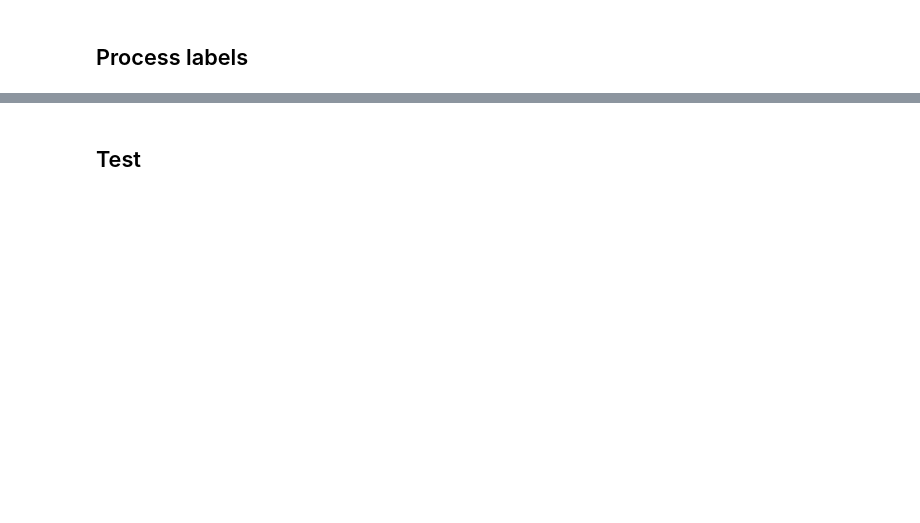
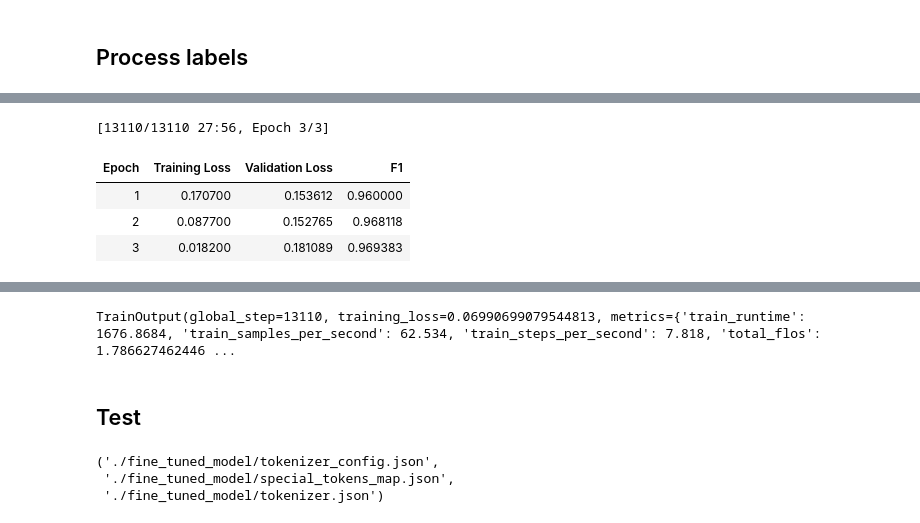
Before and after one commit to skisec/cackalacky-ai-village, a Jupyter notebook: how-to-train-your-llama/fine-tuning/modern_bert_fine_tune.ipynb, the cells around one changed output, grey strips where cells are left out. Saved outputs shown, nothing was run; the diff lists cells and outputs as text; code cells hidden in the pictures; blank space fills up the shorter version.

Commit message:
fixes fine tunint

```diff
--- a/how-to-train-your-llama/fine-tuning/modern_bert_fine_tune.ipynb
+++ b/how-to-train-your-llama/fine-tuning/modern_bert_fine_tune.ipynb
@@ -128,7 +150,7 @@ import datasets
 # Save the tokenized dataset to disk
 tokenized_dataset.save_to_disk('tokenized_dataset_reduced')
 # %%
-tokenized_dataset = datasets.load_from_disk('tokenized_dataset')
+tokenized_dataset = datasets.load_from_disk('tokenized_dataset_reduced')
 # %% [markdown]
 ## Process labels
 # %%
@@ -198,41 +263,48 @@ Fine-tuning means adjusting the weights of a pre-trained model on a new dataset
 # %%
 %%time
 # TODO: figure out why loss nan and no improvement in F1
 import torch
 from huggingface_hub import HfFolder
 from transformers import Trainer, TrainingArguments
 
 # Define training args
+training_args = TrainingArguments(output_dir="test_trainer")
 training_args = TrainingArguments(
     output_dir="./ModernBERT-domain-classifier",
-    per_device_train_batch_size=8,  # Reduced to 8
-    per_device_eval_batch_size=4,  # Reduced to 4
-    learning_rate=5e-5,
-    num_train_epochs=3,
-    fp16=True,
-    optim="adamw_torch_fused",
+#     per_device_train_batch_size=8,  # Reduced to 8
+#     per_device_eval_batch_size=4,  # Reduced to 4
+#     learning_rate=5e-5,
+#     num_train_epochs=3,
+#     fp16=True,
+#     optim="adamw_torch_fused",
     logging_strategy="steps",
     logging_steps=100,
     eval_strategy="epoch",
-    save_strategy="epoch",
-    save_total_limit=2,
-    load_best_model_at_end=True,
+#     save_strategy="epoch",
+#     save_total_limit=2,
+#     load_best_model_at_end=True,
     metric_for_best_model="f1",
-    push_to_hub=True,
-    hub_strategy="every_save",
-    hub_token=hugging_face_key,
-    gradient_checkpointing=True,
-    gradient_accumulation_steps=1, # Reduced to 1
+#     push_to_hub=True,
+#     hub_strategy="every_save",
+#     hub_token=hugging_face_key,
+#     gradient_checkpointing=True,
+#     gradient_accumulation_steps=1, # Reduced to 1
 )
 
 # Create a Trainer instance
 trainer = Trainer(
     model=model,
     args=training_args,
     train_dataset=tokenized_dataset["train"],
     eval_dataset=tokenized_dataset["test"],
     compute_metrics=compute_metrics,
 )
 
 torch.cuda.empty_cache()
 trainer.train()
+# %% [output]
+[13110/13110 27:56, Epoch 3/3]
+| Epoch | Training Loss | Validation Loss | F1 |
+| 1 | 0.170700 | 0.153612 | 0.960000 |
+| 2 | 0.087700 | 0.152765 | 0.968118 |
+| 3 | 0.018200 | 0.181089 | 0.969383 |
@@ -239,8 +313,13 @@ trainer.train()
+TrainOutput(global_step=13110, training_loss=0.06990699079544813, metrics={'train_runtime': 1676.8684, 'train_samples_per_second': 62.534, 'train_steps_per_second': 7.818, 'total_flos': 1.786627462446 ...
 # %% [markdown]
 ## Test
 # %%
 # Save the model
 model.save_pretrained("./fine_tuned_model")
 tokenizer.save_pretrained("./fine_tuned_model")
+# %% [output]
+('./fine_tuned_model/tokenizer_config.json',
+ './fine_tuned_model/special_tokens_map.json',
+ './fine_tuned_model/tokenizer.json')
 # %%
 split_dataset["test"][42]['text']
```
Also changed, not shown: parts of 10 cells of this notebook.
